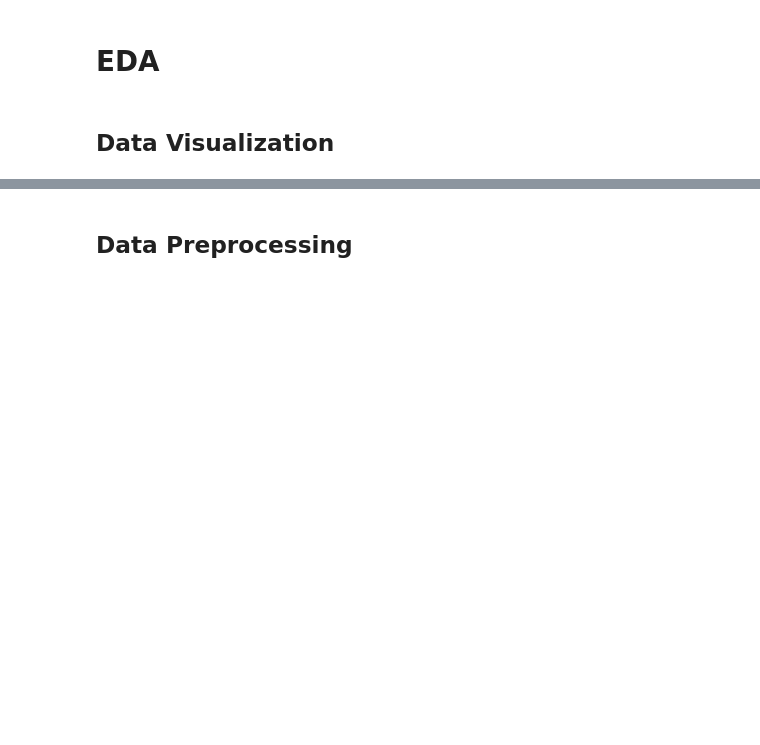
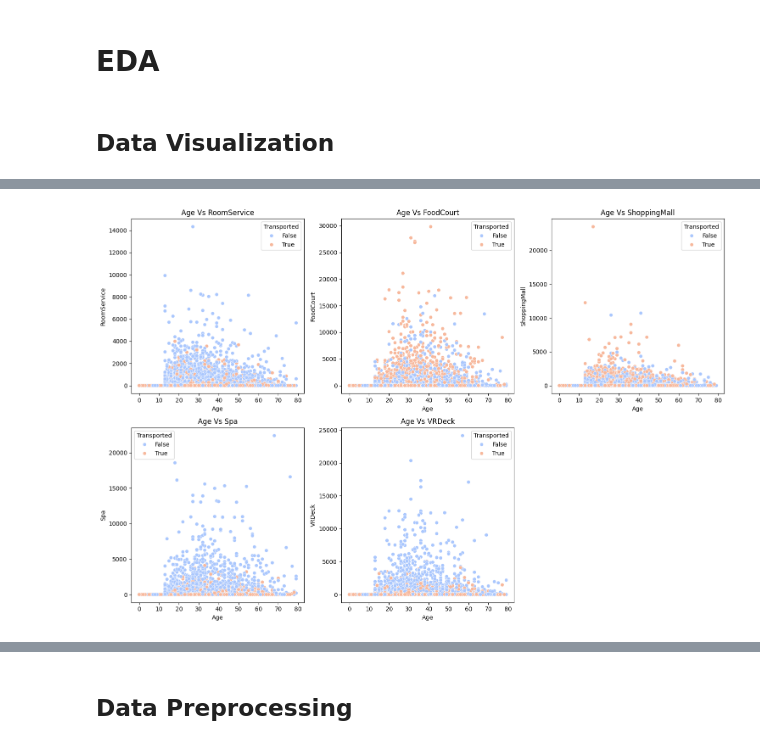
Before and after one commit to Kaggle-Challenge-Group-13/Spaceship-Titanic---Group-13, a Jupyter notebook: Kaggle_Spaceship_Challenge_Group_13.ipynb, the cells around one changed output, grey strips where cells are left out. Drawn from its saved outputs; the diff is of its cells as text; code cells hidden in the pictures; blank space fills up the shorter version.

```diff
--- a/Kaggle_Spaceship_Challenge_Group_13.ipynb
+++ b/Kaggle_Spaceship_Challenge_Group_13.ipynb
@@ -175,0 +195,19 @@ Name: 8473 unique values
+# %%
+#List of columns to plot against Age
+columns_to_plot =['RoomService', 'FoodCourt', 'ShoppingMall', 'Spa', 'VRDeck']
+
+#Set up the matplotlib figure
+plt.figure(figsize=(15, 10))
+
+#Create a Scattre plot for each column
+for i, column in enumerate(columns_to_plot, 1):
+    plt.subplot(2, 3, i)
+    sns.scatterplot(x='Age', y=column, hue='Transported', data=df_train, palette='coolwarm')
+    plt.title(f'Age Vs {column}')
+    plt.xlabel('Age')
+    plt.ylabel(column)
+
+plt.tight_layout()
+plt.show()
+# %% [output]
+[figure, added]
```
Also changed, not shown: parts of 2 cells of this notebook.
